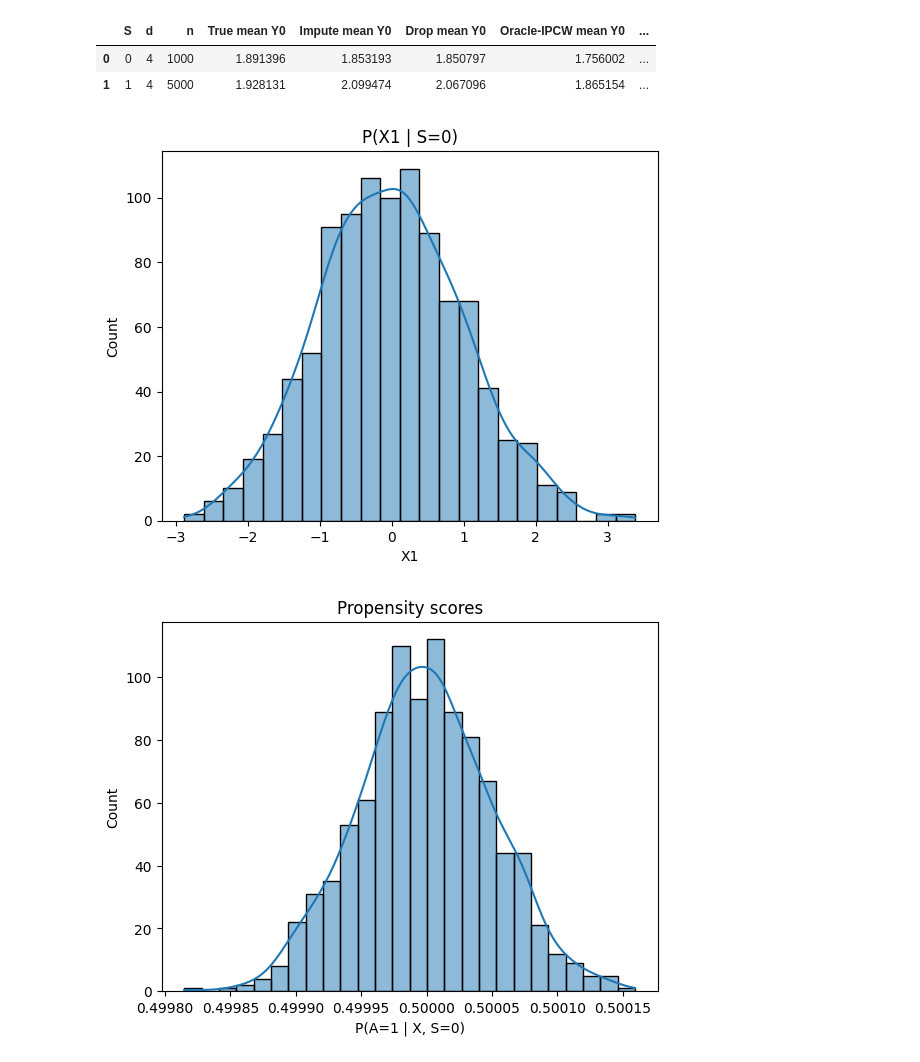
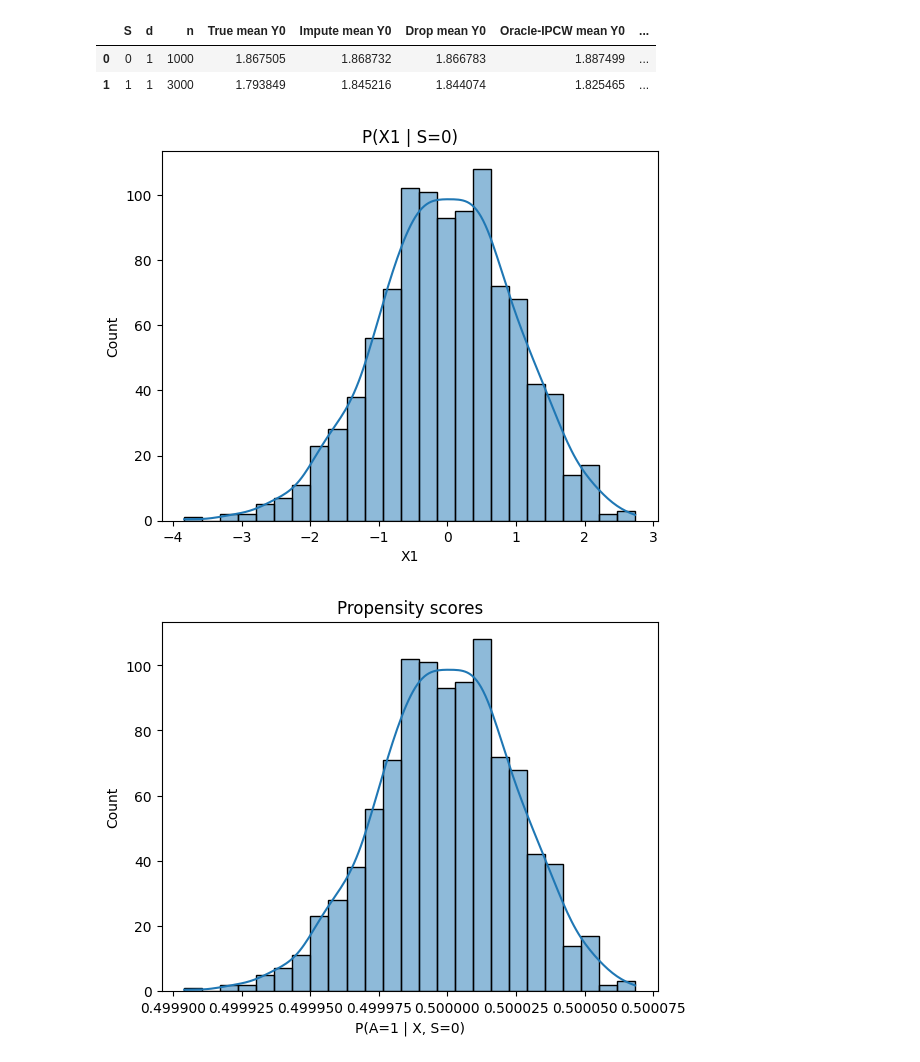
Before and after one commit to demireal/censored-mmr, a Jupyter notebook: main.ipynb, the cells around one changed output. Cells and saved outputs as stored; diff of their text form; code cells hidden in the pictures.

```diff
--- a/main.ipynb
+++ b/main.ipynb
@@ -11,8 +11,8 @@ from SyntheticDataModule import *
 from estimators import *
 from utils import *
 # %%
-m = 5
-with open('exp_configs/complete-IC/same-PO_nuc/sce4.json', 'r') as file:
+m = 3
+with open('exp_configs/complete-IC/diff-PO_nuc/sce1.json', 'r') as file:
     try:
         jD = json.load(file)
     except json.JSONDecodeError:
@@ -28,34 +28,34 @@ df_combined = pd.concat([df_rct, df_os], axis=0, ignore_index=True)  # merge the
 df_comb_drop = df_combined.query('Delta == 1').reset_index(drop=True).copy()  # drop the censored observations
 
 # Estimate the nuisance parameters for the combined dataframe
 
 df_combined['P(S=1|X)'] = prop_score_est(df_combined.copy(), 'S', jD['cov_list'], 'logistic')
 
 df_combined.loc[df_combined.S==0, 'P(A=1|X,S)'] = prop_score_est(df_combined.query('S==0').copy(), 'A', jD['cov_list'], 'logistic')
 df_combined.loc[df_combined.S==1, 'P(A=1|X,S)'] = prop_score_est(df_combined.query('S==1').copy(), 'A', jD['cov_list'], 'logistic')
 
 cbse = gc_est(df_combined, jD['cov_list'], tte_model='coxph')
 
 ipcw_est(df_combined, S=0)
 ipcw_est(df_combined, S=1)
 ipw_est(df_combined, S=0, baseline='impute')  # calling on the dataframe where censored observations are NOT dropped
 ipw_est(df_combined, S=1, baseline='impute')  # calling on the dataframe where censored observations are NOT dropped
 
 # Estimate the nuisance parameters for the combined dataframe with censored observations dropped
 
 df_comb_drop['P(S=1|X)'] = prop_score_est(df_comb_drop.copy(), 'S', jD['cov_list'], 'logistic')
 
 df_comb_drop.loc[df_comb_drop.S==0, 'P(A=1|X,S)'] = prop_score_est(df_comb_drop.query('S==0').copy(), 'A', jD['cov_list'], 'logistic')
 df_comb_drop.loc[df_comb_drop.S==1, 'P(A=1|X,S)'] = prop_score_est(df_comb_drop.query('S==1').copy(), 'A', jD['cov_list'], 'logistic')
 
 ipw_est(df_comb_drop, S=0, baseline='drop')  # calling on the dataframe where censored observations are dropped
 ipw_est(df_comb_drop, S=1, baseline='drop')  # calling on the dataframe where censored observations are dropped
 
 summary_df = pd.concat([RCTData.summary(plot=True), OSData.summary(plot=True)], axis=0, ignore_index=True)
 summary_df
 # %% [output]
 |  | S | d | n | True mean Y0 | Impute mean Y0 | Drop mean Y0 | Oracle-IPCW mean Y0 | ... |
-| 0 | 0 | 4 | 1000 | 1.891396 | 1.853193 | 1.850797 | 1.756002 | ... |
-| 1 | 1 | 4 | 5000 | 1.928131 | 2.099474 | 2.067096 | 1.865154 | ... |
+| 0 | 0 | 1 | 1000 | 1.867505 | 1.868732 | 1.866783 | 1.887499 | ... |
+| 1 | 1 | 1 | 3000 | 1.793849 | 1.845216 | 1.844074 | 1.825465 | ... |
-[figure, old version]
+[figure, new version]
-[figure, old version]
+[figure, new version]
```
Also changed, not shown: parts of 5 cells of this notebook, 40 other files.
